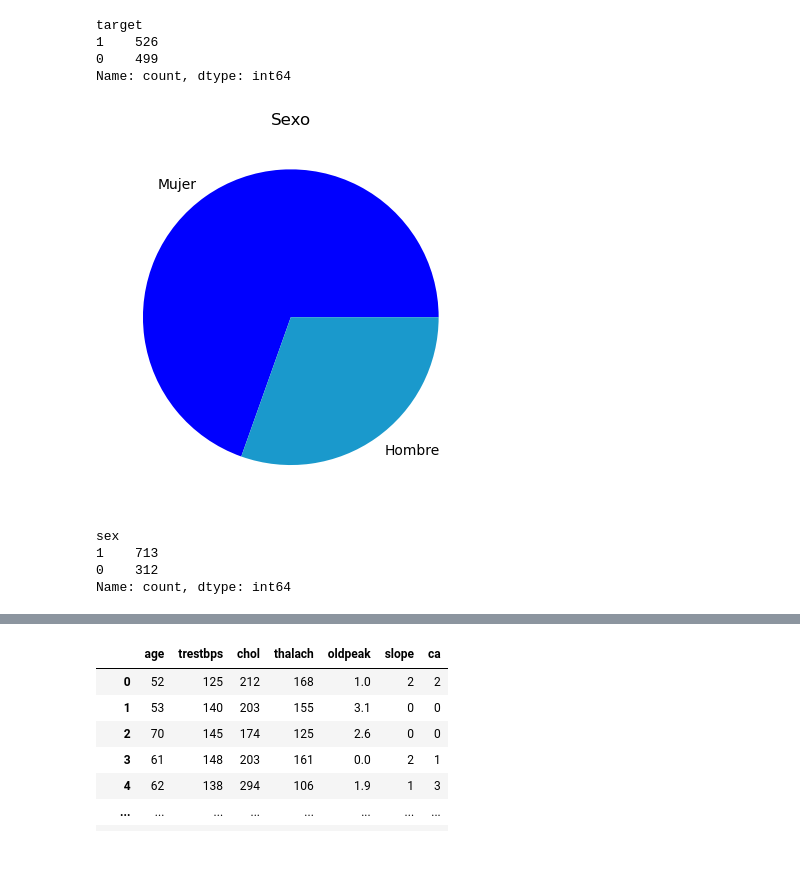
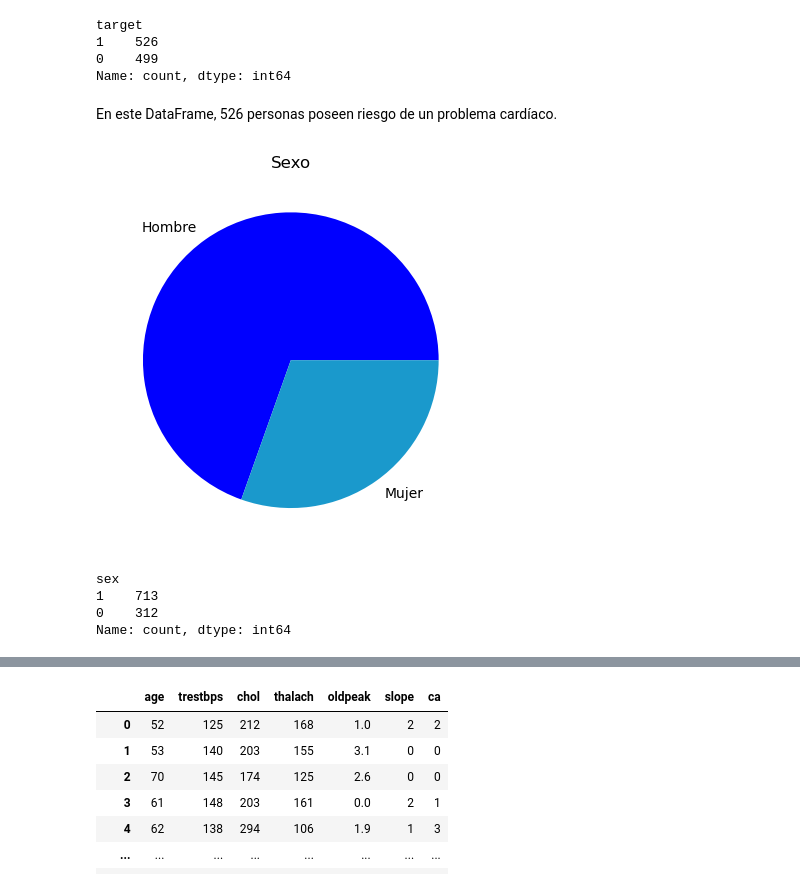
Before and after one commit to EstebanGomezVal/iteso-data-analytics, a Jupyter notebook: notebooks/proyecto.ipynb, the cells around one changed output, grey strips where cells are left out. Cells and saved outputs as stored; diff of their text form; code cells hidden in the pictures; blank space fills up the shorter version.

```diff
--- a/notebooks/proyecto.ipynb
+++ b/notebooks/proyecto.ipynb
@@ -454,14 +456,16 @@ target
 1    526
 0    499
 Name: count, dtype: int64
+# %% [markdown]
+En este DataFrame, 526 personas poseen riesgo de un problema cardíaco.
 # %%
 plt.figure()
-plt.pie(df['sex'].value_counts(), labels=["Mujer", "Hombre"], colors=['blue', (0.1, 0.6, 0.8)])
+plt.pie(df['sex'].value_counts(), labels=["Hombre", "Mujer"], colors=['blue', (0.1, 0.6, 0.8)])
 plt.title("Sexo")
 plt.show()
 print(df['sex'].value_counts())
 # %% [output]
-[figure, old version]
+[figure, new version]
 sex
 1    713
 0    312
```
Also changed, not shown: parts of 35 cells of this notebook, 1 other file.
